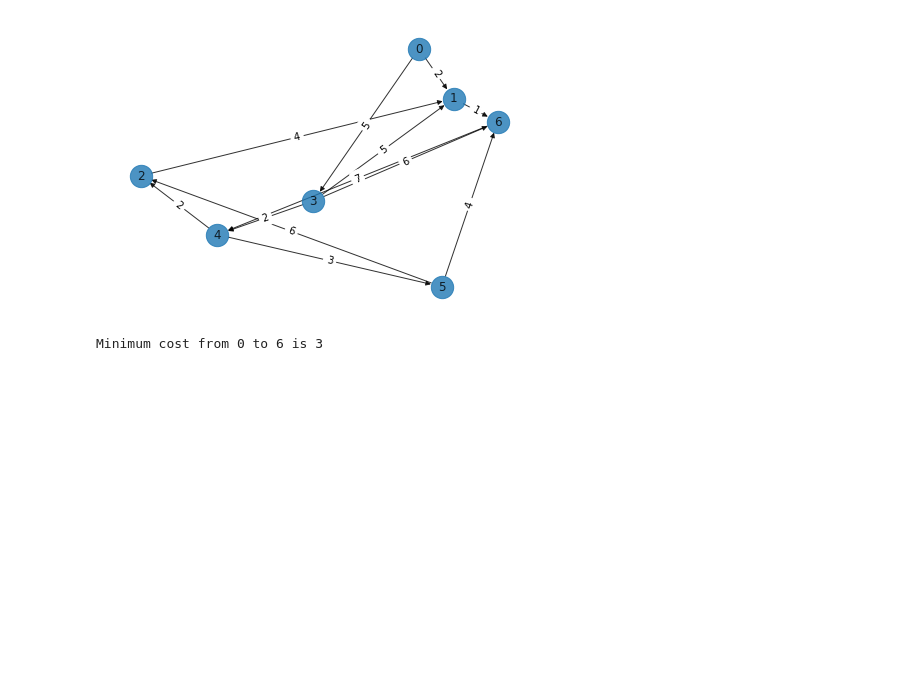
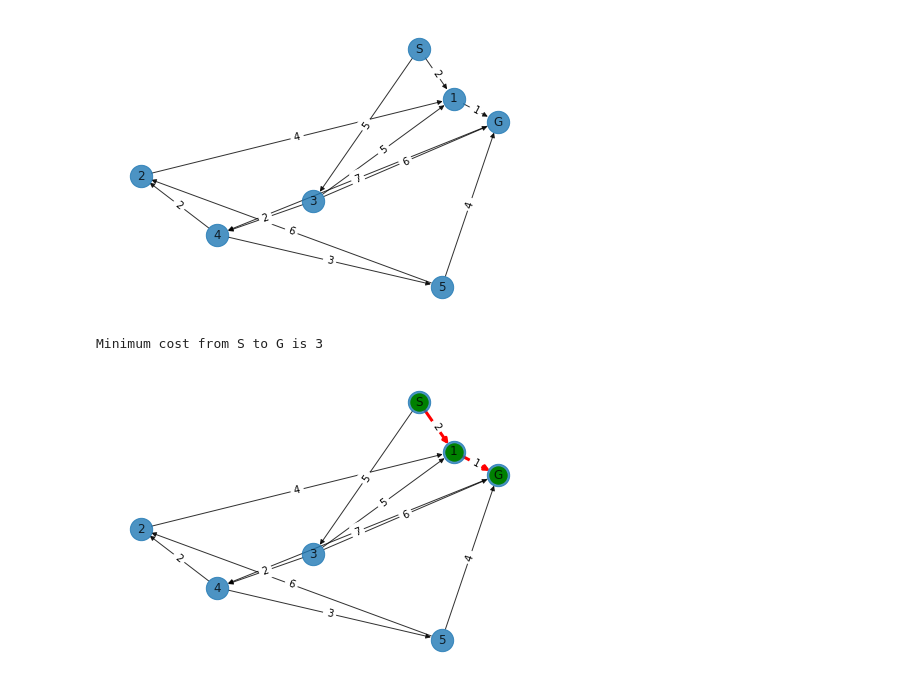
Before and after one commit to loboronan07/AI-Lab, a Jupyter notebook: Lab5/exercise1.ipynb, the cells around one changed output. Drawn from its saved outputs; the diff is of its cells as text; code cells hidden in the pictures; blank space fills up the shorter version.

```diff
--- a/Lab5/exercise1.ipynb
+++ b/Lab5/exercise1.ipynb
@@ -107,7 +109,20 @@ def uniformcostsearch(g, start, end):
 # %%
-edges = [(0,1,2), (0,3,5), (1,6,1), (2,1,4), (3,1,5), (3,4,2), (3,6,6), (4,5,3), (4,2,2), (5,2,6), (5,6,4), (6,4,7)]
+edges = [
+    ('S','1',2),
+    ('S','3',5),
+    ('1','G',1),
+    ('2','1',4),
+    ('3','1',5),
+    ('3','4',2),
+    ('3','G',6),
+    ('4','5',3),
+    ('4','2',2),
+    ('5','2',6),
+    ('5','G',4),
+    ('G','4',7)
+]
 
-g = Graph(7)
+g = Graph()
 for u, v, w in edges:
     g.addedge(u, v, w)
 
@@ -115,14 +130,16 @@ g.visualize()
 # %% [output]
 [figure]
 # %%
-start = 0
-end = 6
+start = 'S'
+end = 'G'
 
-mincost = uniformcostsearch(g, start, end)
+minpath, mincost = uniformcostsearch(g, start, end)
 
 if mincost != None:
     print(f"Minimum cost from {start} to {end} is {mincost}")
+    g.visualizepath(minpath)
 else:
     print(f"No path available from {start} to {end}...")
 # %% [output]
-Minimum cost from 0 to 6 is 3
+Minimum cost from S to G is 3
+[figure, added]
```
Also changed, not shown: parts of 3 cells of this notebook, 2 other files.
